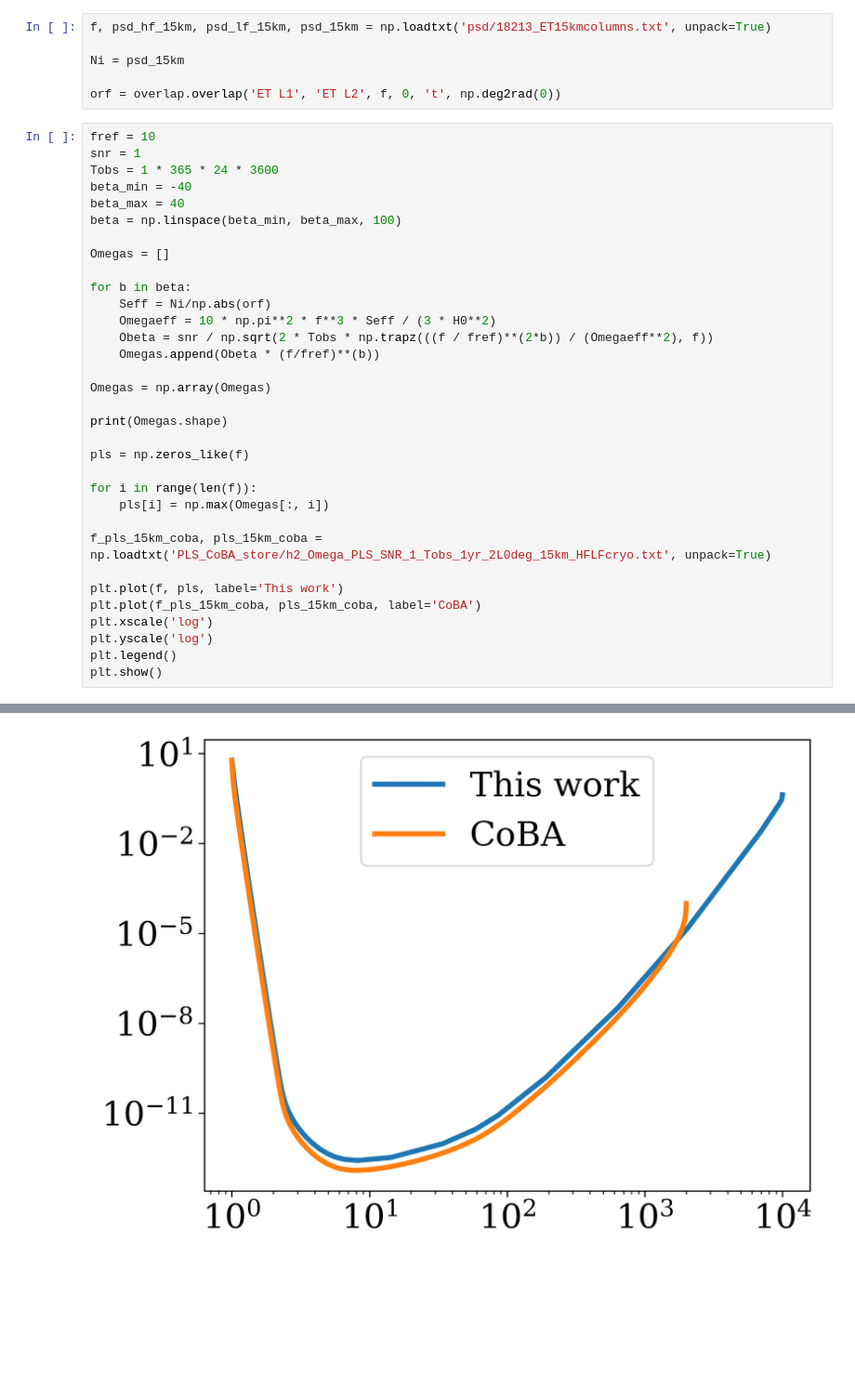
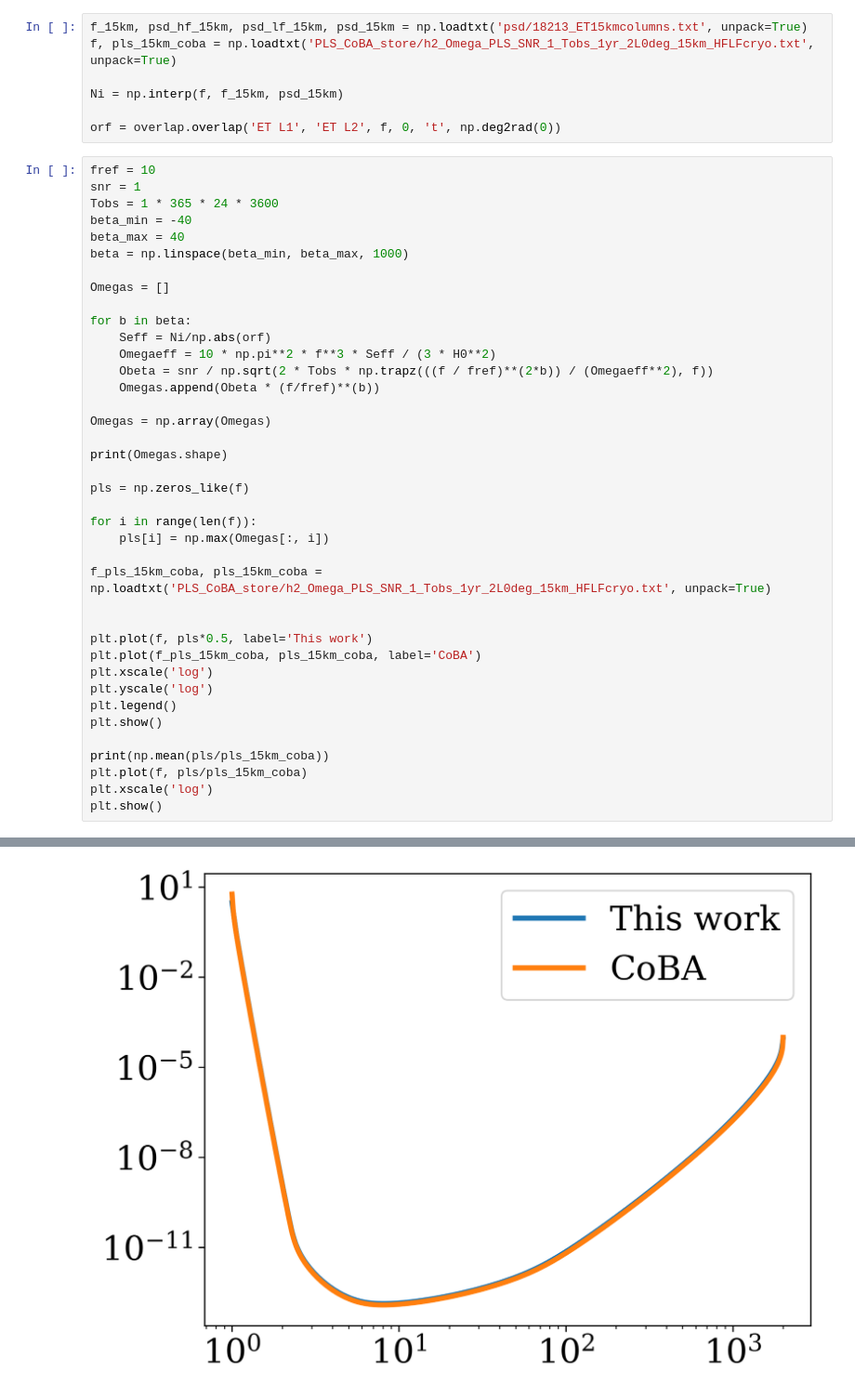
Before and after one commit to ilariacaporali/GWBird, a Jupyter notebook: pls_last.ipynb, the cells around one changed output, grey strips where cells are left out. Shown: that part at 93% size. Drawn from its saved outputs; the diff is of its cells as text; blank space fills up the shorter version.

```diff
--- a/pls_last.ipynb
+++ b/pls_last.ipynb
@@ -27,7 +30,8 @@ plt.rcParams['font.family'] = 'serif'
 # %%
-f, psd_hf_15km, psd_lf_15km, psd_15km = np.loadtxt('psd/18213_ET15kmcolumns.txt', unpack=True)
+f_15km, psd_hf_15km, psd_lf_15km, psd_15km = np.loadtxt('psd/18213_ET15kmcolumns.txt', unpack=True)
+f, pls_15km_coba = np.loadtxt('PLS_CoBA_store/h2_Omega_PLS_SNR_1_Tobs_1yr_2L0deg_15km_HFLFcryo.txt', unpack=True)
 
-Ni = psd_15km
+Ni = np.interp(f, f_15km, psd_15km)
 
 orf = overlap.overlap('ET L1', 'ET L2', f, 0, 't', np.deg2rad(0))
 # %%
@@ -36,7 +40,7 @@ snr = 1
 Tobs = 1 * 365 * 24 * 3600
 beta_min = -40
 beta_max = 40
-beta = np.linspace(beta_min, beta_max, 100)
+beta = np.linspace(beta_min, beta_max, 1000)
 
 Omegas = []
 
@@ -57,10 +61,16 @@ for i in range(len(f)):
 
 f_pls_15km_coba, pls_15km_coba = np.loadtxt('PLS_CoBA_store/h2_Omega_PLS_SNR_1_Tobs_1yr_2L0deg_15km_HFLFcryo.txt', unpack=True)
 
-plt.plot(f, pls, label='This work')
+
+plt.plot(f, pls*0.5, label='This work')
 plt.plot(f_pls_15km_coba, pls_15km_coba, label='CoBA')
 plt.xscale('log')
 plt.yscale('log')
 plt.legend()
 plt.show()
+
+print(np.mean(pls/pls_15km_coba))
+plt.plot(f, pls/pls_15km_coba)
+plt.xscale('log')
+plt.show()
 # %% [output]
@@ -68 +78 @@ plt.show()
-[figure, old version]
+[figure, new version]
```
Also changed, not shown: parts of 2 cells of this notebook.
